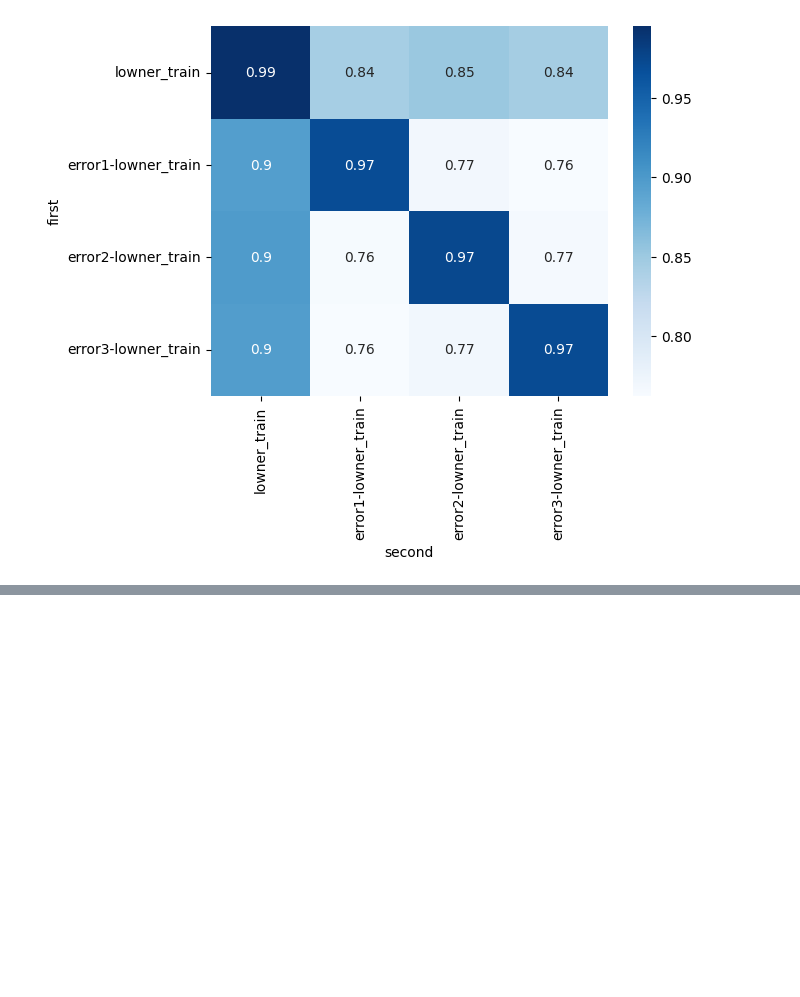
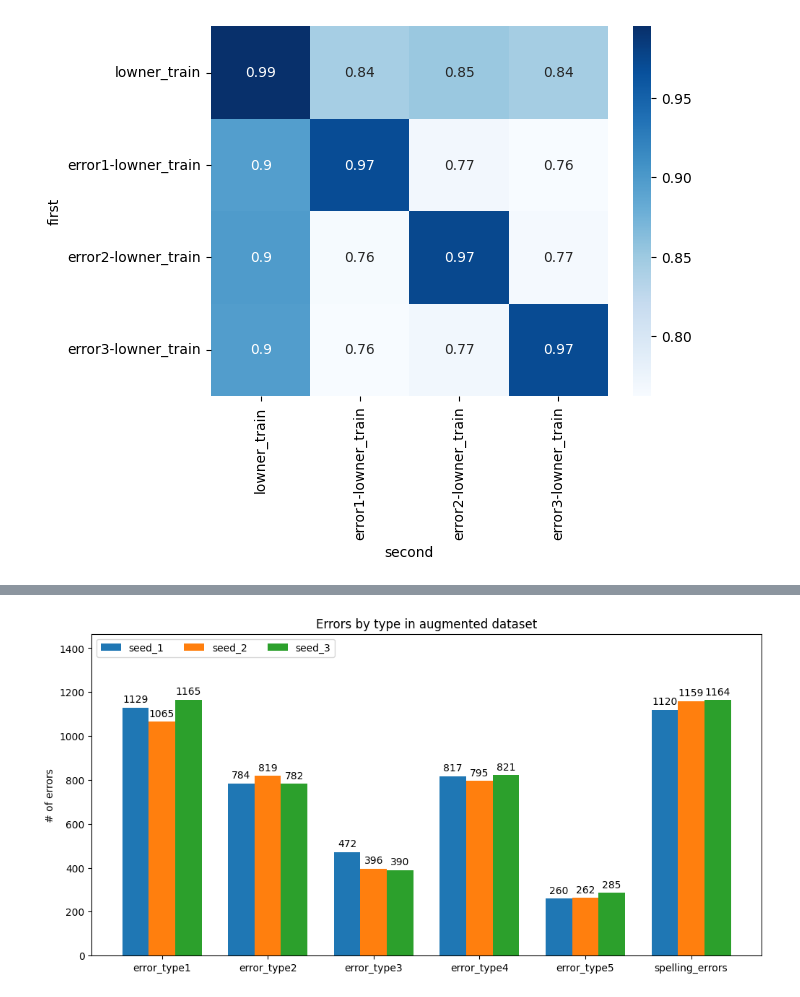
Before and after one commit to roebbert92/thesis, a Jupyter notebook: experiment_02.ipynb, the cells around one changed output, grey strips where cells are left out. Saved outputs shown, nothing was run; the diff lists cells and outputs as text; code cells hidden in the pictures; blank space fills up the shorter version.

Commit message:
augmentation done

```diff
--- a/experiment_02.ipynb
+++ b/experiment_02.ipynb
@@ -669,0 +693,11 @@ metrics.errors(), metrics.f1()
+# %%
+import pandas as pd
+
+errors1 = get_augmentation_errors(res_dataset1, lowner_train)
+errors1.update({"seed": 1})
+errors2 = get_augmentation_errors(res_dataset2, lowner_train)
+errors2.update({"seed": 2})
+errors3 = get_augmentation_errors(res_dataset3, lowner_train)
+errors3.update({"seed": 3})
+
+error_df = pd.DataFrame.from_records([errors1, errors2, errors3])
@@ -669,0 +712,34 @@ metrics.errors(), metrics.f1()
+# %%
+error_pivot = error_df.pivot_table(columns="seed")
+# %%
+import matplotlib.pyplot as plt
+import numpy as np
+
+rows = error_pivot.index.to_list()
+categories = error_pivot.columns.to_list()
+column_values = {f"seed_{col}": error_pivot[col].to_list()
+    for col in categories
+}
+
+x = np.arange(len(rows))  # the label locations
+width = 0.25  # the width of the bars
+multiplier = 0
+
+fig, ax = plt.subplots(figsize=(10, 5), layout='constrained')
+
+for attribute, measurement in column_values.items():
+    offset = width * multiplier
+    rects = ax.bar(x + offset, measurement, width, label=attribute)
+    ax.bar_label(rects, padding=3)
+    multiplier += 1
+
+# Add some text for labels, title and custom x-axis tick labels, etc.
+ax.set_ylabel('# of errors')
+ax.set_title('Errors by type in augmented dataset')
+ax.set_xticks(x + width, rows)
+ax.legend(loc='upper left', ncols=3)
+ax.set_ylim(0, max(error_df.max())+300)
+
+plt.show()
+# %% [output]
+[figure, added]
```
Also changed, not shown: parts of 2 cells of this notebook.
